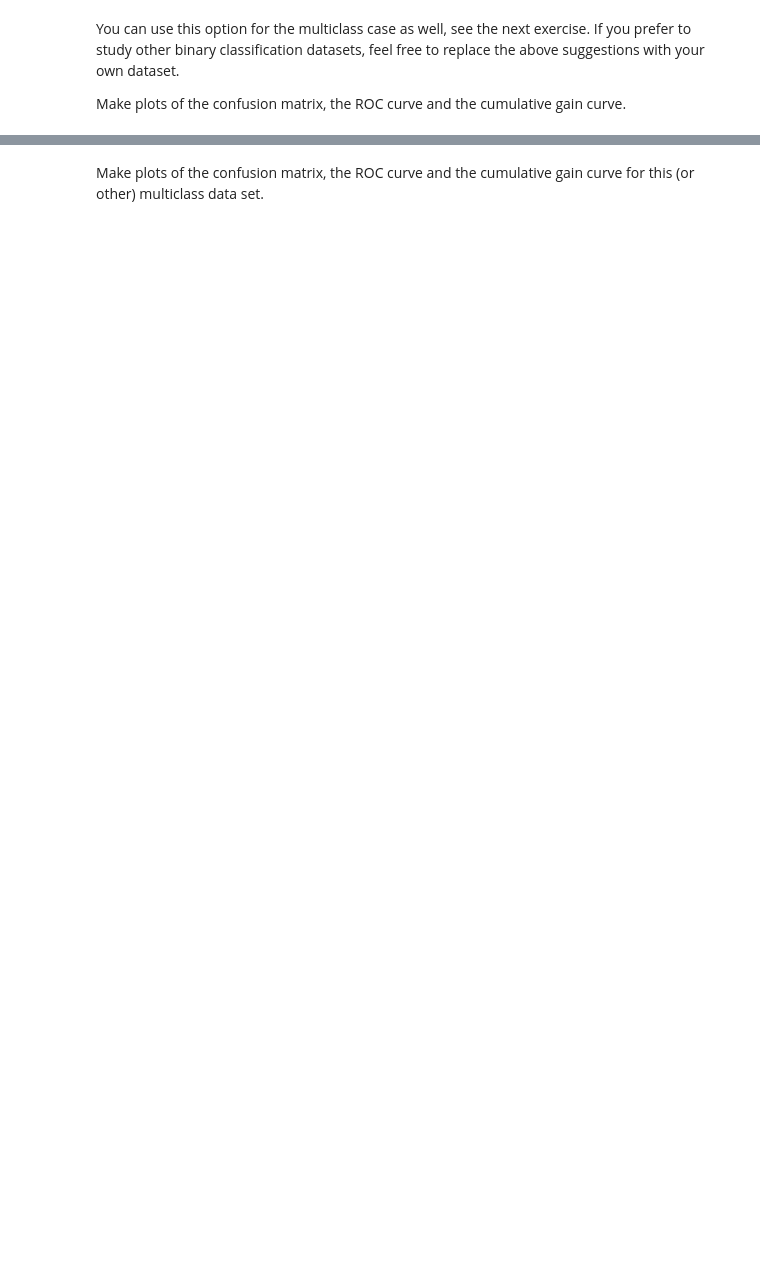
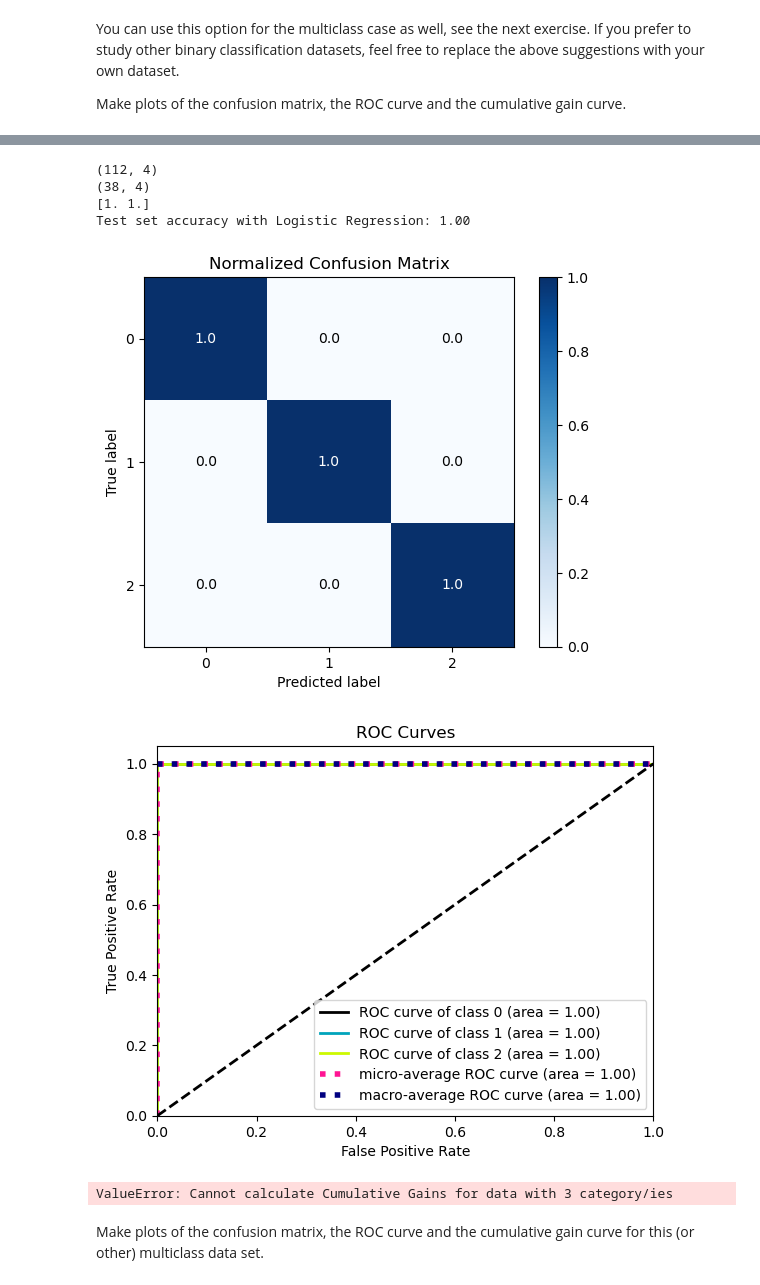
Before and after one commit to NatalliaDanilchanka/FYS-STK3155_MachineLearning, a Jupyter notebook: Week_43.ipynb, the cells around one changed output, grey strips where cells are left out. Drawn from its saved outputs; the diff is of its cells as text; code cells hidden in the pictures; blank space fills up the shorter version.

```diff
--- a/Week_43.ipynb
+++ b/Week_43.ipynb
@@ -283,8 +287,18 @@ you can set it up using **scikit-learn**,
 # %%
 from sklearn.datasets import load_iris
 iris = load_iris()
 X = iris.data  # Features
 y = iris.target # Target labels
+
+ConfusionRocCumGain(X,y)
+# %% [output]
+(112, 4)
+(38, 4)
+[1. 1.]
+Test set accuracy with Logistic Regression: 1.00
+[figure, added]
+[figure, added]
+ValueError: Cannot calculate Cumulative Gains for data with 3 category/ies
 # %% [markdown]
 Make plots of the confusion matrix, the ROC curve and the cumulative
 gain curve for this (or other) multiclass data set.
```
Also changed, not shown: parts of 10 cells of this notebook, 1 other file.
